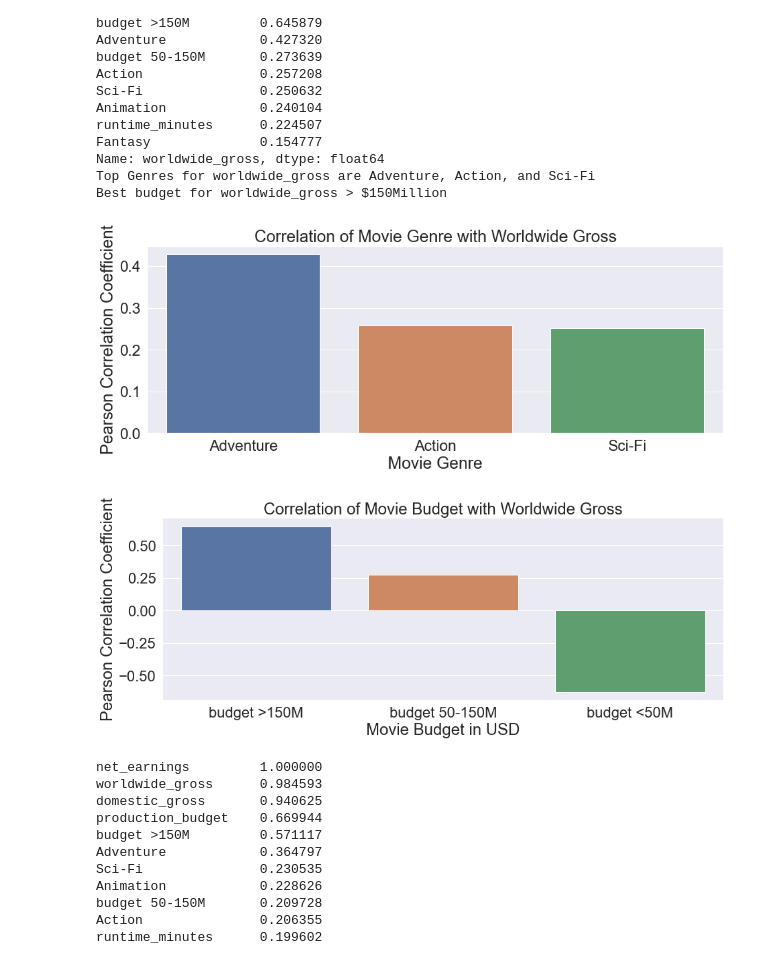
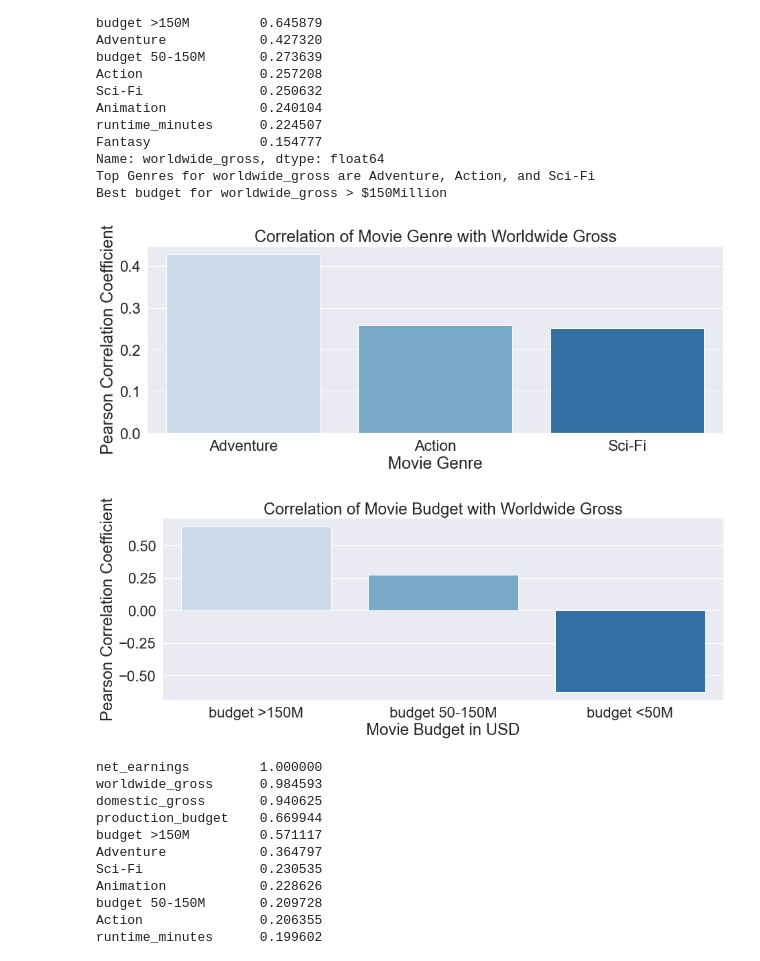
Before and after one commit to RH3421/Project-1-Microsoft-Makes-a-Movie, a Jupyter notebook: MainDF.ipynb, the cells around one changed output. Drawn from its saved outputs; the diff is of its cells as text; code cells hidden in the pictures.

```diff
--- a/MainDF.ipynb
+++ b/MainDF.ipynb
@@ -259,23 +259,23 @@ Best budget for worldwide_gross > $150Million
 # %%
 #Genre worldwide_gross Visualization
 gen_gross = (correlation['worldwide_gross'].sort_values(ascending=False).filter(items=['Adventure', 'Action', 'Sci-Fi']))
 gen_gross
-ax = sns.barplot(x=gen_gross.index, y=gen_gross.values)
+ax = sns.barplot(x=gen_gross.index, y=gen_gross.values, palette ="Blues")
 sns.set(rc = {'figure.figsize':(15,5)})
 sns.set(font_scale = 2)
 ax.set(xlabel='Movie Genre', ylabel='Pearson Correlation Coefficient', title='Correlation of Movie Genre with Worldwide Gross');
 # %% [output]
-[figure, old version]
+[figure, new version]
 # %%
 #Budget worldwide_gross Visualization
 bud_gross = (correlation['worldwide_gross'].sort_values(ascending=False).filter(items=['budget >150M', 'budget 50-150M', 'budget <50M']))
 bud_gross
-ax = sns.barplot(x=bud_gross.index, y=bud_gross.values)
+ax = sns.barplot(x=bud_gross.index, y=bud_gross.values, palette ="Blues")
 sns.set(rc = {'figure.figsize':(15,5)})
 sns.set(font_scale = 2)
 ax.set(xlabel='Movie Budget in USD', ylabel='Pearson Correlation Coefficient', title='Correlation of Movie Budget with Worldwide Gross');
 # %% [output]
-[figure, old version]
+[figure, new version]
 # %%
 #Top Genres for net_earnings
 #Best budget for net_earnings
```
Also changed, not shown: parts of 2 cells of this notebook, 4 other files.
